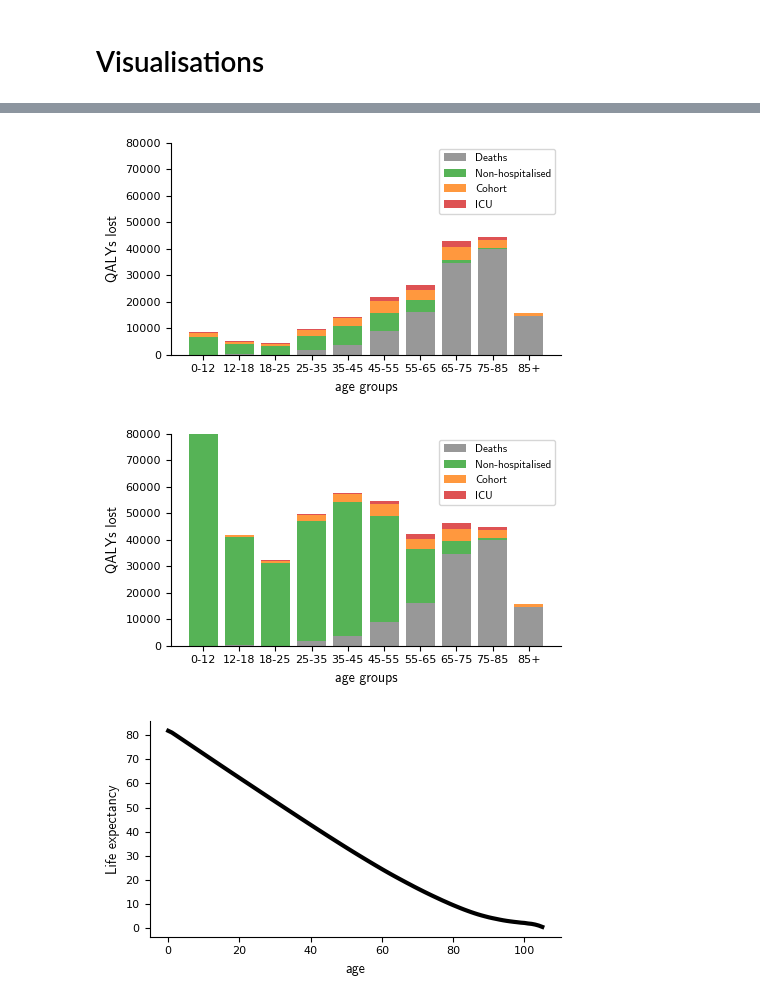
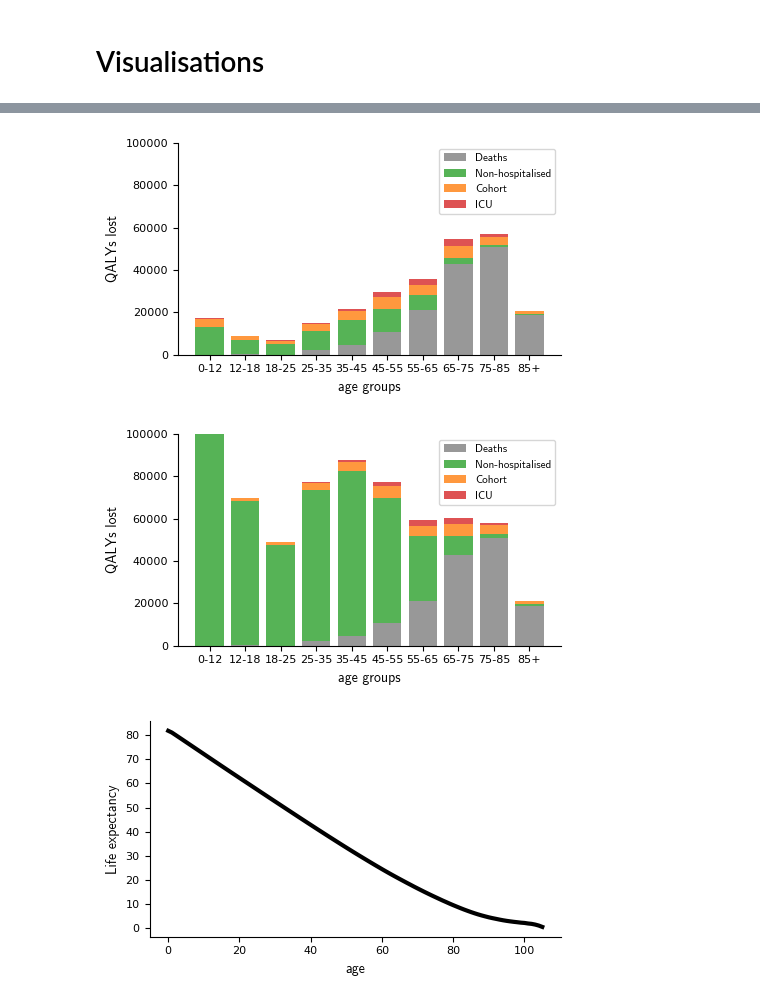
Before and after one commit to woldmuyn/COVID19-Model, a Jupyter notebook: notebooks/scratch/woldmuyn_long_COVID.ipynb, the cells around one changed output, grey strips where cells are left out. Saved outputs shown, nothing was run; the diff lists cells and outputs as text; code cells hidden in the pictures.

```diff
--- a/notebooks/scratch/woldmuyn_long_COVID.ipynb
+++ b/notebooks/scratch/woldmuyn_long_COVID.ipynb
@@ -25,7 +25,7 @@ processes=int(mp.cpu_count()/2)
 # Number of age groups
 age_stratification_size=10
 # End of simulation
-end_sim='2021-07-01'
+end_sim='2021-12-31'
 # Confidence level used to visualise model fit
 conf_int=0.05
 # %% [markdown]
@@ -95,7 +100,7 @@ for age_group,age_group_label in zip(age_groups,age_group_labels):
         upper = np.quantile(out_slice,0.975)
 
         QALY_table_mean[column][age_group_label]=mean
-        QALY_table[column][age_group_label] = f'{mean:.0f} ({sd:.0f})'
+        QALY_table[column][age_group_label] = f'{mean:.0f}\n({lower:.0f};{upper:.0f})'
 
 # Total QALY per hospitalisation group
 for column in ['Non-hospitalised (no AD)', 'Non-hospitalised (AD)', 'Cohort', 'ICU', 'Deaths']:
@@ -111,7 +116,7 @@ for column in ['Non-hospitalised (no AD)', 'Non-hospitalised (AD)', 'Cohort', 'I
     upper = np.quantile(out_slice,0.975)
 
     QALY_table_mean[column]['Total']=mean
-    QALY_table[column]['Total'] = f'{mean:.0f} ({sd:.0f})'
+    QALY_table[column]['Total'] = f'{mean:.0f}\n({lower:.0f};{upper:.0f})'
 
 # Total QALY per age group
 for total_label,out in zip(['Total (no AD)', 'Total (AD)'],[out_no_AD,out_AD]):
@@ -128,7 +133,7 @@ for total_label,out in zip(['Total (no AD)', 'Total (AD)'],[out_no_AD,out_AD]):
         upper = np.quantile(total_per_age_group,0.975)
 
         QALY_table_mean[total_label][age_group_label]=mean
-        QALY_table[total_label][age_group_label] = f'{mean:.0f} ({sd:.0f})'
+        QALY_table[total_label][age_group_label] = f'{mean:.0f}\n({lower:.0f};{upper:.0f})'
 
     mean = total.mean()
     sd = np.std(total)
@@ -136,5 +141,5 @@ for total_label,out in zip(['Total (no AD)', 'Total (AD)'],[out_no_AD,out_AD]):
     upper = np.quantile(total,0.975)
 
     QALY_table_mean[total_label]['Total']=mean
-    QALY_table[total_label]['Total'] = f'{mean:.0f} ({sd:.0f})'
+    QALY_table[total_label]['Total'] = f'{mean:.0f}\n({lower:.0f};{upper:.0f})'
 QALY_table.to_csv(os.path.join(abs_dir,result_folder,'QALY_table.csv'))
@@ -223,25 +209,25 @@ for scenario,out in zip(['no_AD','AD'],[out_no_AD,out_AD]):
 # %%
 for scenario,out in zip(['no_AD','AD'],[out_no_AD,out_AD]):
     #age_groups=['0-12','12-18','18-25','25-35','35-45','45-55','55-65','65-75','75-85','85+']
     bottom = np.zeros(len(age_groups))
     fig, ax = plt.subplots(figsize=(5,3))
     for state, color, label in zip(states,colors,titles):
 
         y = out[state].mean('draws').sum('doses')[-1].values
         ax.bar(age_group_labels,y,color=palette_colors[color], alpha=0.8,bottom=bottom,label=label)
         ax.grid(False)
         bottom += y
 
     ax.legend(prop=legend_font)
     ax.set_ylabel('QALYs lost',font=label_font)
     ax.set_xlabel('age groups',font=label_font)
-    ax.set_ylim([0,80000])
+    ax.set_ylim([0,100000])
     ax.tick_params(axis='both', which='major', labelsize=8)
     fig.tight_layout()
     fig.savefig(os.path.join(abs_dir,result_folder,f'QALY_losses_per_age_group_{scenario}.png'), dpi=600,bbox_inches='tight')
 # %% [output]
-[figure, old version]
+[figure, new version]
-[figure, old version]
+[figure, new version]
 # %%
 LE = life_table.life_expectancy()
 fig,ax = plt.subplots(figsize=(5,3))
```
Also changed, not shown: parts of 6 cells of this notebook, 14 other files.
